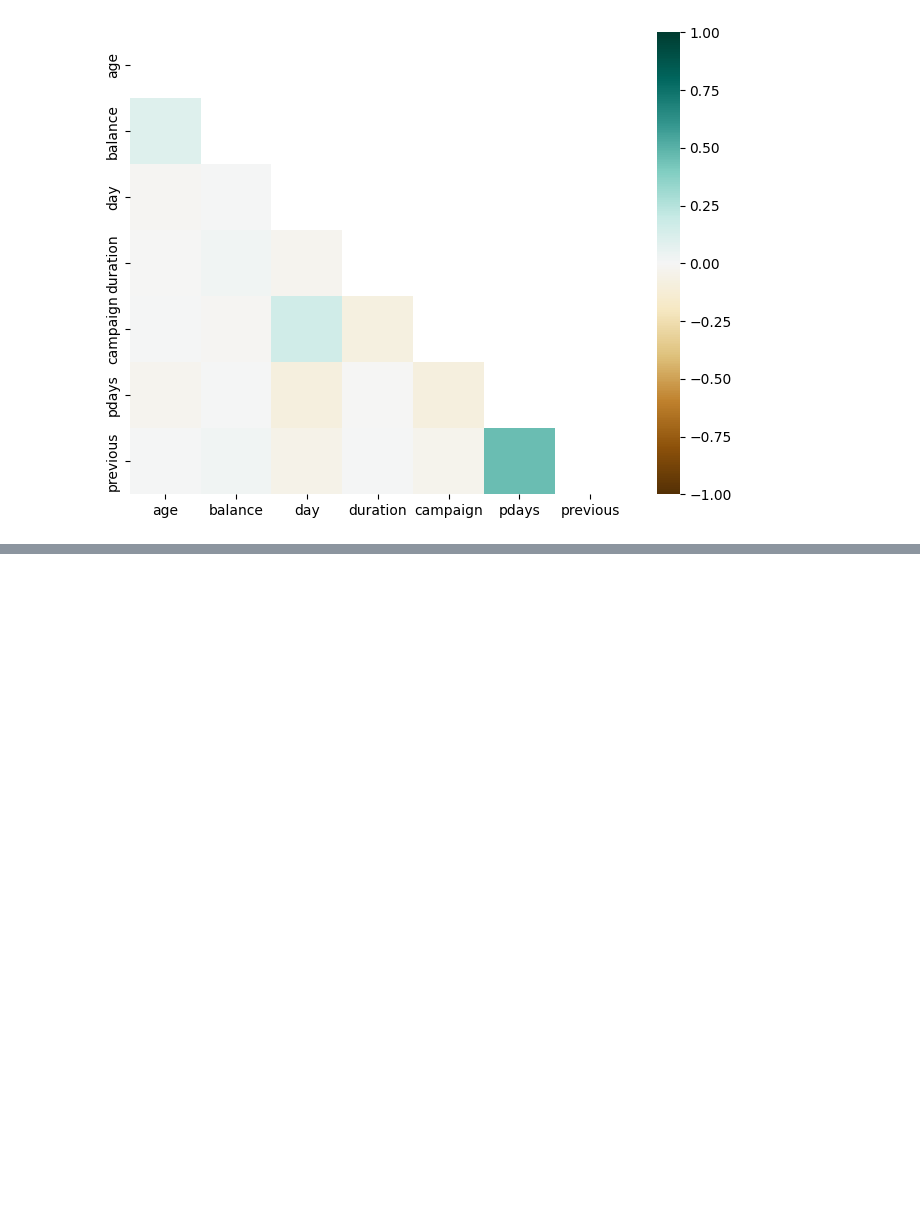
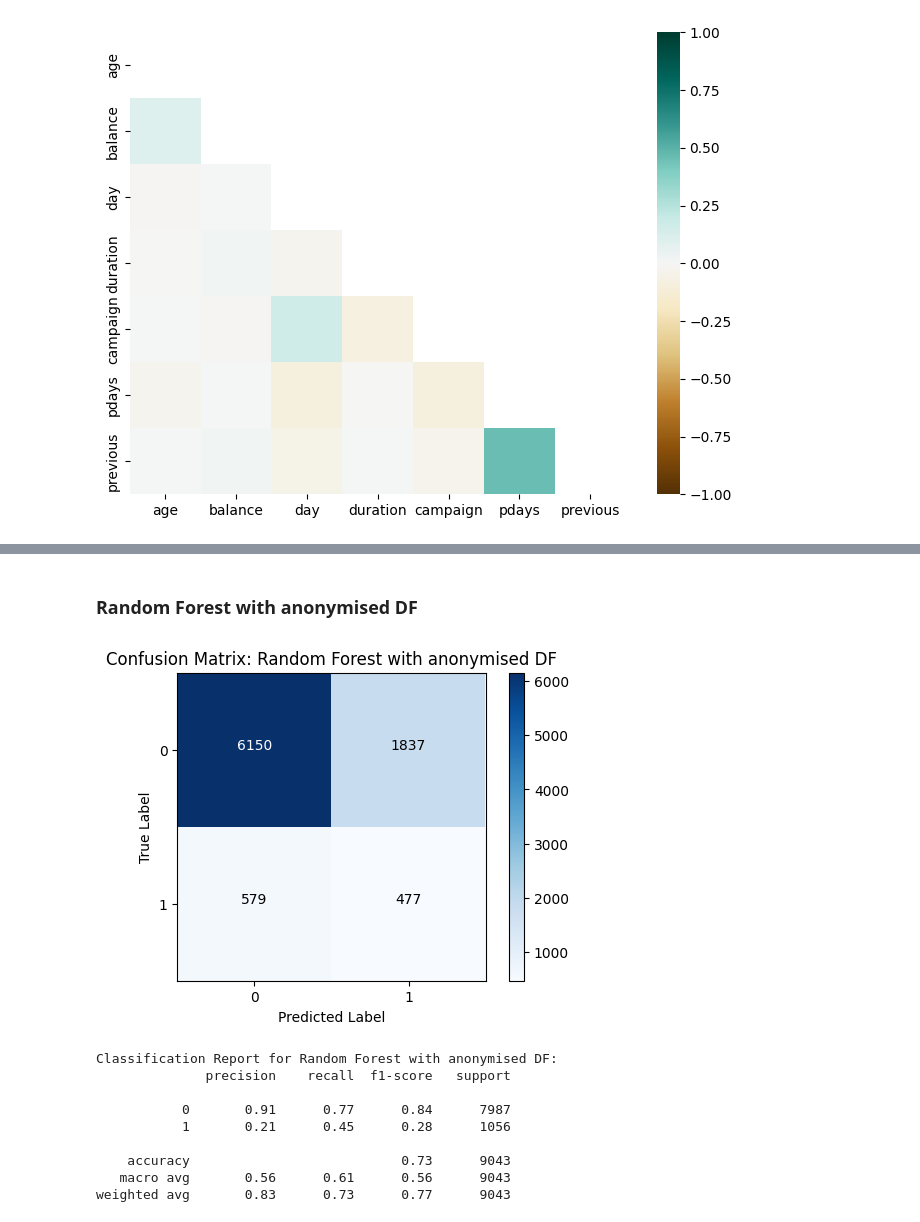
Before and after one commit to Impreccable/ethique-anonymisation, a Jupyter notebook: ethique-anonymisation.ipynb, the cells around one changed output, grey strips where cells are left out. Saved outputs shown, nothing was run; the diff lists cells and outputs as text; code cells hidden in the pictures; blank space fills up the shorter version.

```diff
--- a/ethique-anonymisation.ipynb
+++ b/ethique-anonymisation.ipynb
@@ -944,0 +710,51 @@ Rebalance the data with the `class_weight` parameter, and you'll have much bette
+# %% [markdown]
+### Random Forest with anonymised DF
+# %%
+## 6 min env
+# k = 2
+
+# Random Forest model creation
+
+# Define the parameter gridr
+param_grid_forest_an = {
+    'n_estimators': [25, 50, 100],
+    'max_depth': [5, 10, 15]
+}
+
+# Create a GridSearchCV object
+grid_search_an = GridSearchCV(
+    estimator=RandomForestClassifier(class_weight = 'balanced_subsample'),
+    param_grid=param_grid_forest_an,
+    cv=5,
+    scoring='f1',
+    n_jobs=-1
+)
+
+# Fit the GridSearchCV object to the training data
+grid_search_an.fit(X_train_an, y_train_an)
+
+# Print the best hyperparameters and their corresponding MSE score
+print("Best hyperparameters: ", grid_search_an.best_params_)
+print("Best validation f1: ", grid_search_an.best_score_)
+
+# Test metrics
+rf_an = RandomForestClassifier(**grid_search_an.best_params_, class_weight = 'balanced_subsample')
+rf_an.fit(X_train_an, y_train_an)
+y_pred_rf_an = rf_an.predict(X_test_an)
+f1_an = f1_score(y_test_an, y_pred_rf_an)
+print("Test f1 score :", f1_an)
+# %%
+# k = 2
+
+plot_classification_results(y_test_an, y_pred_rf_an, classifier_name='Random Forest with anonymised DF')
+# %% [output]
+[figure, added]
+Classification Report for Random Forest with anonymised DF:
+              precision    recall  f1-score   support
+
+           0       0.91      0.77      0.84      7987
+           1       0.21      0.45      0.28      1056
+
+    accuracy                           0.73      9043
+   macro avg       0.56      0.61      0.56      9043
+weighted avg       0.83      0.73      0.77      9043
```
Also changed, not shown: parts of 133 cells of this notebook, 2 other files.
